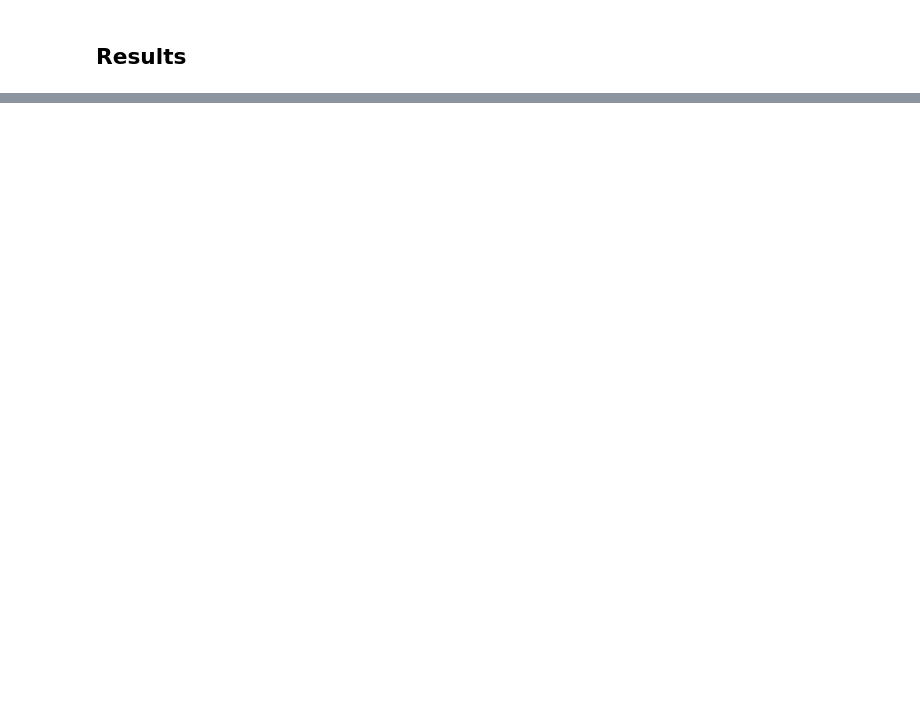
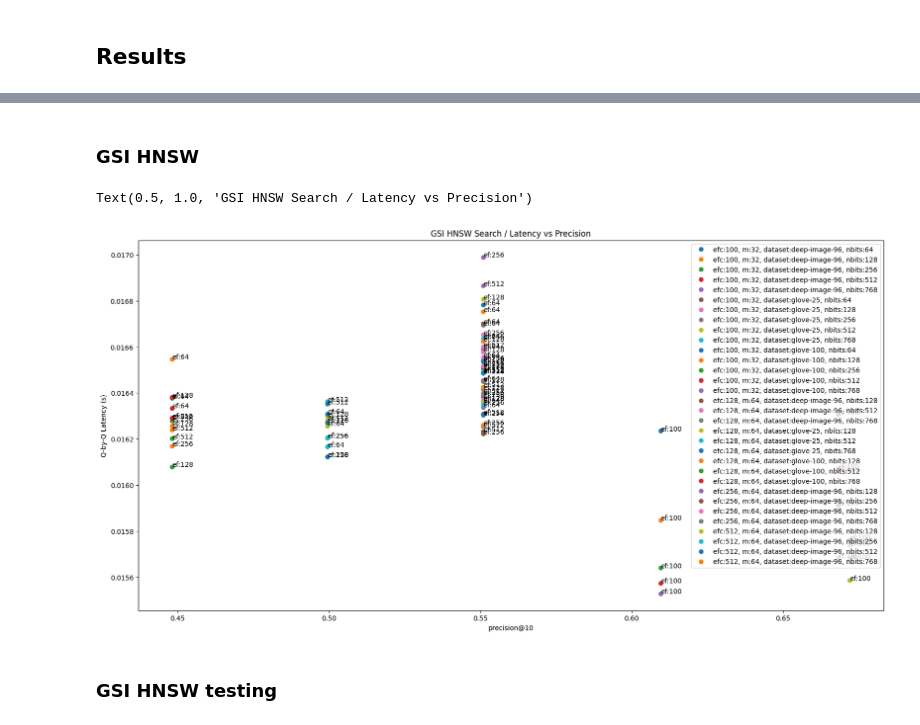
Before and after one commit to qdrant/vector-db-benchmark, a Jupyter notebook: test.ipynb, the cells around one changed output, grey strips where cells are left out. Saved outputs shown, nothing was run; the diff lists cells and outputs as text; code cells hidden in the pictures; blank space fills up the shorter version.

```diff
--- a/test.ipynb
+++ b/test.ipynb
@@ -228,0 +160,30 @@ weav_df[weav_df.dim == 100]
+# %% [markdown]
+### GSI HNSW
+# %%
+fig, ax = plt.subplots(figsize=(20,10))
+tmp = gsi_df.copy()
+tmp = tmp[tmp.search_type == 'hnsw']
+configs = tmp.groupby(by=['efc', 'm']).count().index.to_list()
+for efc, m in configs:
+    cp1 = tmp.copy()
+    cp1 = cp1[(cp1.m == m) & (cp1.efc == efc)]
+    for dset, dim in cp1.groupby(by=['dataset', 'dim']).count().index.to_list():
+        cp2 = cp1.copy()
+        cp2 = cp2[cp2.dim == dim]
+        for bits in cp2.nbits.unique().tolist():
+            cp3 = cp2[cp2.nbits == bits]
+            if not len(cp3):
+                continue
+            plt.plot(cp3.mean_precisions, cp3.mean_time, 'o', label=f"efc:{efc}, m:{m}, dataset:{dset}-{dim}, nbits:{cp3.nbits.values[0]}")
+            for a, z, y in zip(cp3.ef, cp3.mean_precisions, cp3.mean_time):
+                plt.annotate(f"ef:{a}", (z,y))
+
+ax.legend()
+ax.set_xlabel("precision@10")
+ax.set_ylabel("Q-by-Q Latency (s)")
+ax.set_title("GSI HNSW Search / Latency vs Precision")
+# %% [output]
+Text(0.5, 1.0, 'GSI HNSW Search / Latency vs Precision')
+[figure, added]
+# %% [markdown]
+### GSI HNSW testing
```
Also changed, not shown: parts of 53 cells of this notebook, 7 other files.
